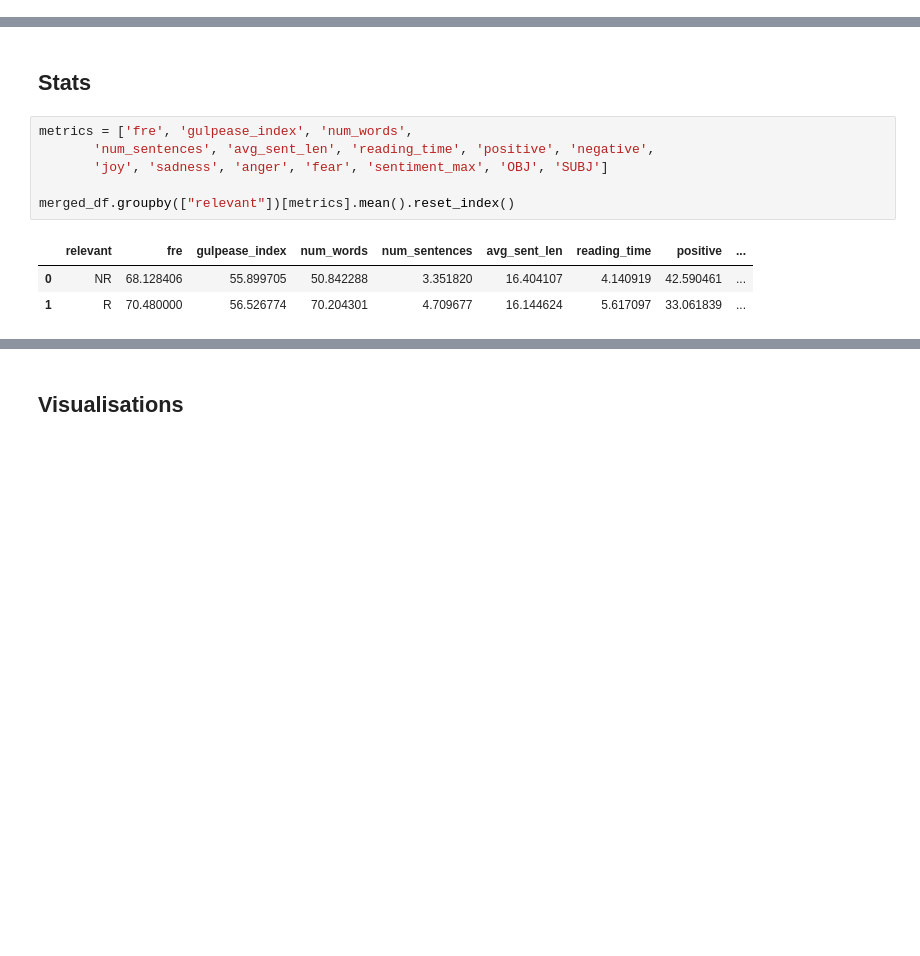
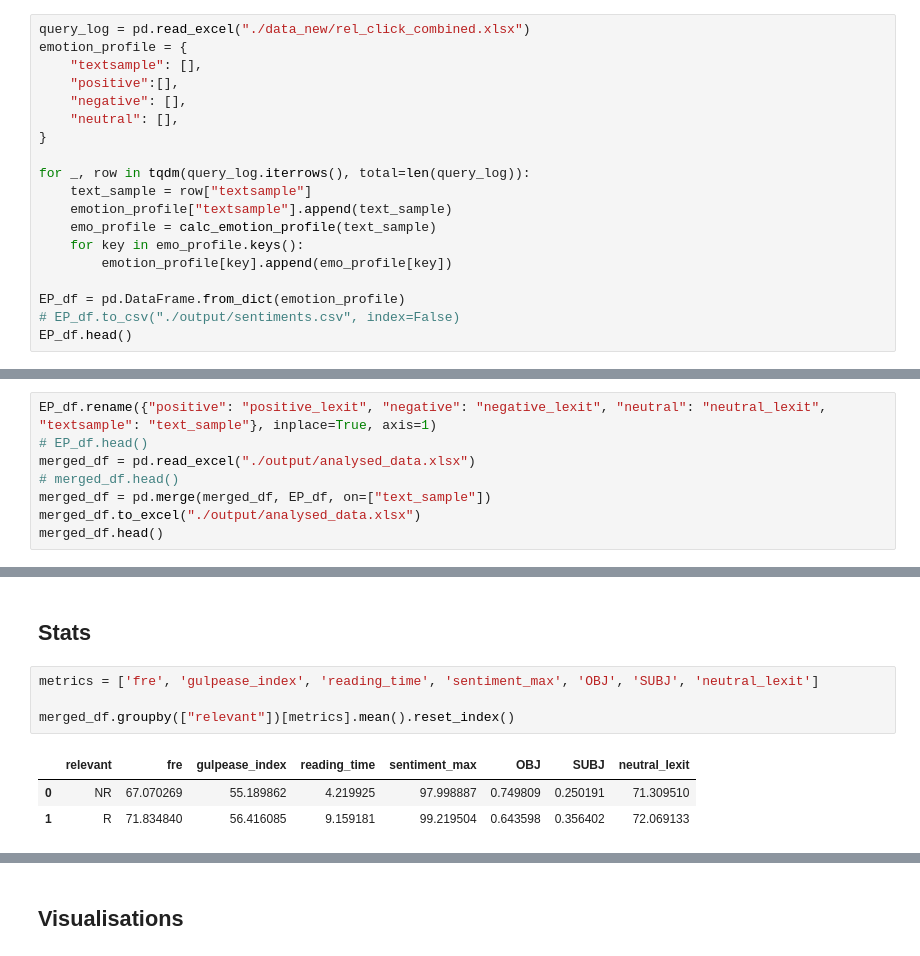
Before and after one commit to SOLandChildren/IR4Good2026, a Jupyter notebook: data_analysis.ipynb, the cells around one changed output, grey strips where cells are left out. Cells and saved outputs as stored; diff of their text form; blank space fills up the shorter version.

```diff
--- a/data_analysis.ipynb
+++ b/data_analysis.ipynb
@@ -51,0 +107,19 @@ merged_df.head(5)
+# %%
+query_log = pd.read_excel("./data_new/rel_click_combined.xlsx")
+emotion_profile = {
+    "textsample": [],
+    "positive":[],
+    "negative": [],
+    "neutral": [],
+}
+
+for _, row in tqdm(query_log.iterrows(), total=len(query_log)):
+    text_sample = row["textsample"]
+    emotion_profile["textsample"].append(text_sample)
+    emo_profile = calc_emotion_profile(text_sample)
+    for key in emo_profile.keys():
+        emotion_profile[key].append(emo_profile[key])
+
+EP_df = pd.DataFrame.from_dict(emotion_profile)
+# EP_df.to_csv("./output/sentiments.csv", index=False)
+EP_df.head()
@@ -51,0 +133,8 @@ merged_df.head(5)
+# %%
+EP_df.rename({"positive": "positive_lexit", "negative": "negative_lexit", "neutral": "neutral_lexit", "textsample": "text_sample"}, inplace=True, axis=1)
+# EP_df.head()
+merged_df = pd.read_excel("./output/analysed_data.xlsx")
+# merged_df.head()
+merged_df = pd.merge(merged_df, EP_df, on=["text_sample"])
+merged_df.to_excel("./output/analysed_data.xlsx")
+merged_df.head()
@@ -368,12 +467,10 @@ len(merged_df)
 # %% [markdown]
 ## Stats
 # %%
-metrics = ['fre', 'gulpease_index', 'num_words',
-       'num_sentences', 'avg_sent_len', 'reading_time', 'positive', 'negative',
-       'joy', 'sadness', 'anger', 'fear', 'sentiment_max', 'OBJ', 'SUBJ']
+metrics = ['fre', 'gulpease_index', 'reading_time', 'sentiment_max', 'OBJ', 'SUBJ', 'neutral_lexit']
 
 merged_df.groupby(["relevant"])[metrics].mean().reset_index()
 # %% [output]
-|  | relevant | fre | gulpease_index | num_words | num_sentences | avg_sent_len | reading_time | positive | ... |
-| 0 | NR | 68.128406 | 55.899705 | 50.842288 | 3.351820 | 16.404107 | 4.140919 | 42.590461 | ... |
-| 1 | R | 70.480000 | 56.526774 | 70.204301 | 4.709677 | 16.144624 | 5.617097 | 33.061839 | ... |
+|  | relevant | fre | gulpease_index | reading_time | sentiment_max | OBJ | SUBJ | neutral_lexit |
+| 0 | NR | 67.070269 | 55.189862 | 4.219925 | 97.998887 | 0.749809 | 0.250191 | 71.309510 |
+| 1 | R | 71.834840 | 56.416085 | 9.159181 | 99.219504 | 0.643598 | 0.356402 | 72.069133 |
```
Also changed, not shown: parts of 28 cells of this notebook, 40 other files.
